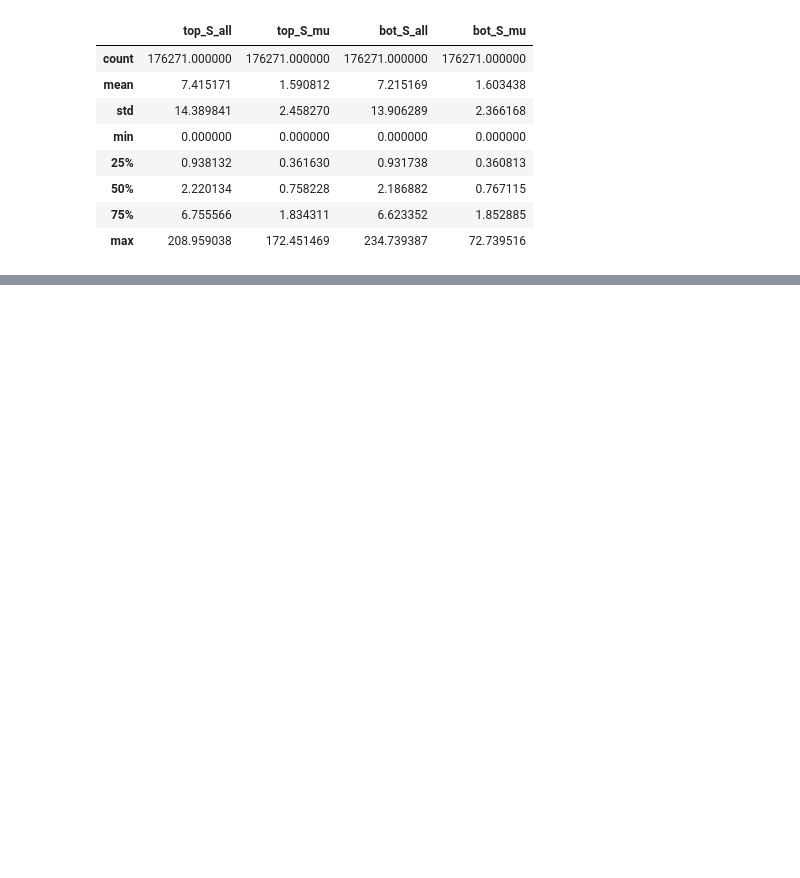
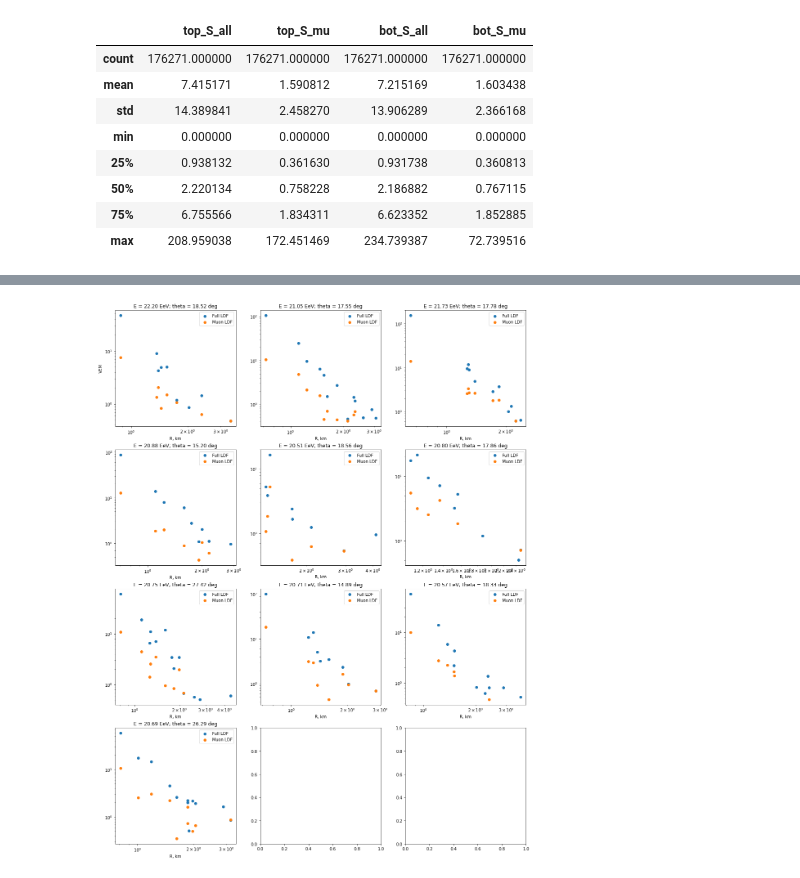
Before and after one commit to nj-vs-vh/ta-muon-puzzle, a Jupyter notebook: notebooks/data-exploration.ipynb, the cells around one changed output, grey strips where cells are left out. Drawn from its saved outputs; the diff is of its cells as text; code cells hidden in the pictures; blank space fills up the shorter version.

```diff
--- a/notebooks/data-exploration.ipynb
+++ b/notebooks/data-exploration.ipynb
@@ -66,0 +112,31 @@ S_average regression R^2 = 0.998, slope = 0.996
+# %%
+N_EVENTS_TO_PLOT = 10
+E_MIN_EEV = 20
+
+n_plots_per_row = 3
+n_rows = 1 + N_EVENTS_TO_PLOT // n_plots_per_row
+fig, axes = plt.subplots(figsize=(6 * n_plots_per_row, 6 * n_rows), ncols=n_plots_per_row, nrows=n_rows)
+axes = axes.flatten()
+
+ylabel_set = False
+idx = 0
+for datetime_, X_event in X.groupby("datetime_"):
+    if idx >= N_EVENTS_TO_PLOT:
+        break
+    event_energy = X_event['energy'].iloc[0]
+    if event_energy < E_MIN_EEV:
+        continue
+    ax: plt.Axes = axes[idx]
+    idx += 1
+    ax.scatter(X_event["r"] * 1.2, X_event["S"], label="Full LDF")
+    ax.scatter(X_event["r"] * 1.2, S_mu_mean[X_event.index.to_numpy()], label="Muon LDF")
+    ax.set_xscale("log")
+    ax.set_yscale("log")
+    ax.set_xlabel("R, km")
+    if not ylabel_set:
+        ax.set_ylabel("VEM")
+        ylabel_set = True
+    ax.set_title(f"E = {event_energy:.2f} EeV; theta = {X_event['theta'].iloc[0]:.2f} deg")
+    ax.legend()
+# %% [output]
+[figure, added]
```
Also changed, not shown: parts of 4 cells of this notebook, 2 other files.
